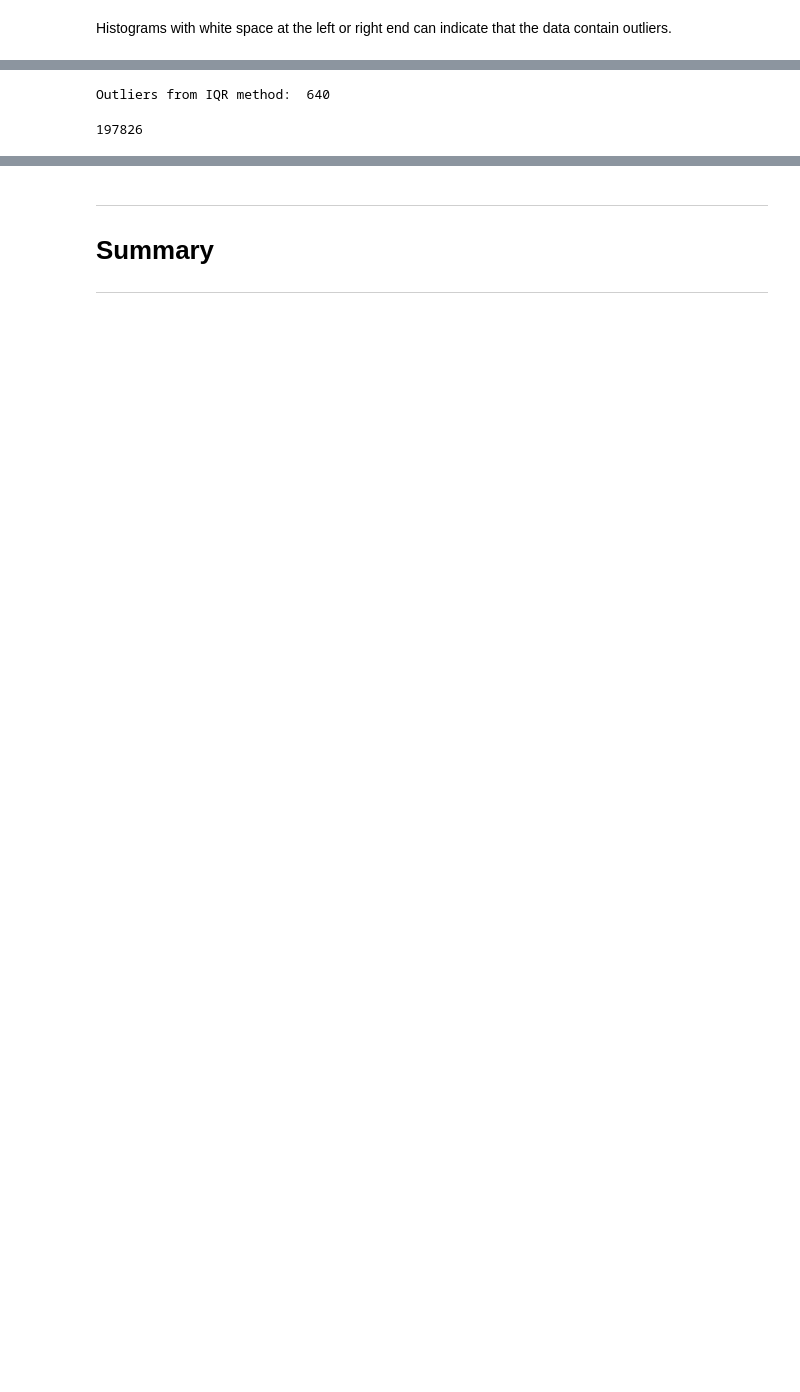
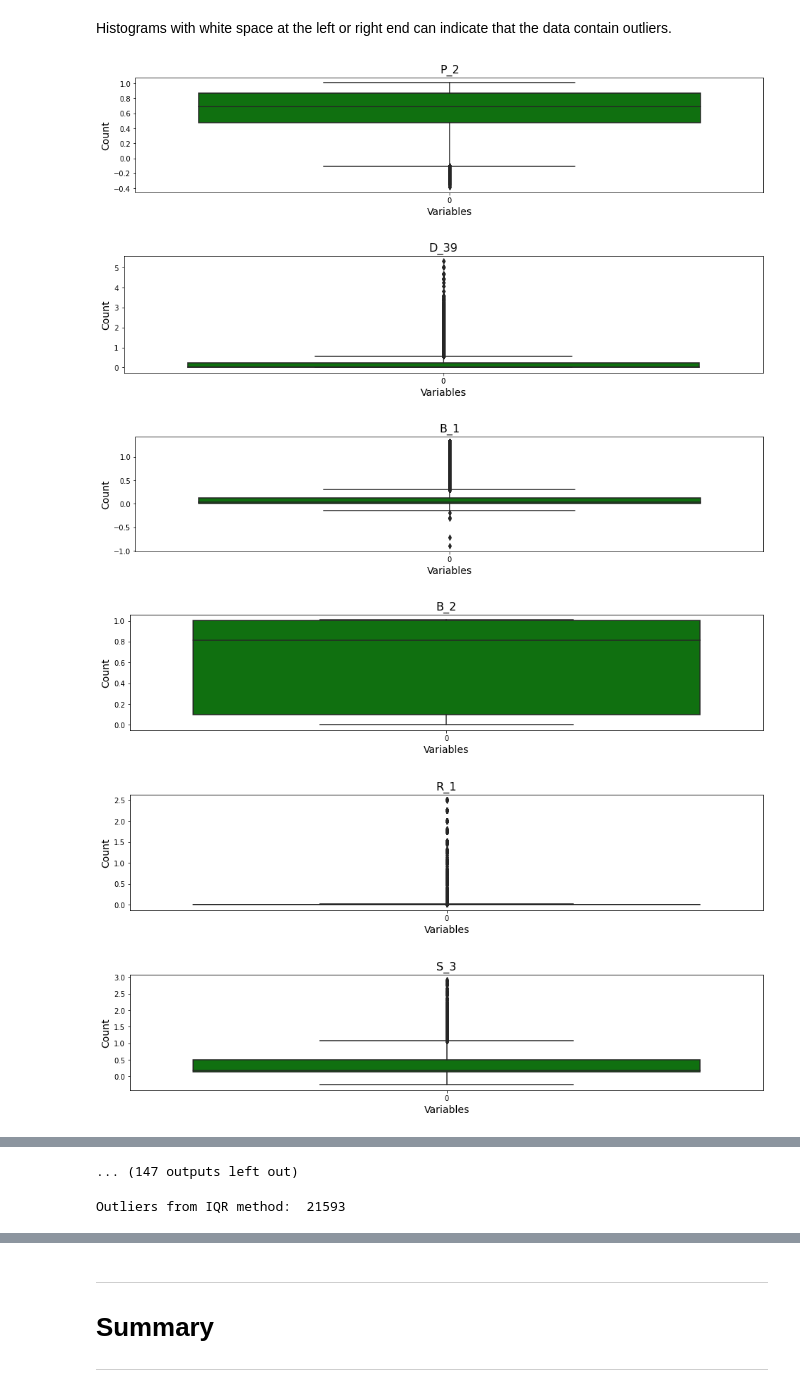
Before and after one commit to ananthu34/AMEX, a Jupyter notebook: american-express-default-prediction-ml-model.ipynb, the cells around one changed output, grey strips where cells are left out. Saved outputs shown, nothing was run; the diff lists cells and outputs as text; code cells hidden in the pictures; blank space fills up the shorter version.

```diff
--- a/american-express-default-prediction-ml-model.ipynb
+++ b/american-express-default-prediction-ml-model.ipynb
@@ -357,2 +362,19 @@ plt.show()
 # %% [markdown]
 Histograms with white space at the left or right end can indicate that the data contain outliers.
+# %%
+#Detecting Outier
+for col in list(df.select_dtypes(['float64','int32','int64']).columns):
+    #boxplot
+    plt.figure(figsize=(16,3))
+    sns.boxplot(data=df[col],color="Green")
+    #labeling
+    plt.title(col, fontsize=16) #plot TITLE
+    plt.xlabel("Variables", fontsize=14) #x-axis label
+    plt.ylabel("Count", fontsize=14) #y-axis label
+# %% [output]
+[figure, added]
+[figure, added]
+[figure, added]
+[figure, added]
+[figure, added]
+[figure, added]
@@ -359,3 +387,4 @@ Histograms with white space at the left or right end can indicate that the data
+... (147 outputs left out)
 # %%
 outliers = []
 def detect_outliers_iqr(data):
@@ -366,35 +395,13 @@ def detect_outliers_iqr(data):
     IQR = q3-q1
     lwr_bound = q1-(1.5*IQR)
     upr_bound = q3+(1.5*IQR)
-    # print(lwr_bound, upr_bound)
+    #print(lwr_bound, upr_bound)
     for i in data:
         if (i<lwr_bound or i>upr_bound):
             outliers.append(i)
     return outliers
 
-sample_outliers = detect_outliers_iqr(df['P_2'])
+sample_outliers = detect_outliers_iqr(df['S_23'])
 print("Outliers from IQR method: ", len(sample_outliers))
 # %% [output]
-Outliers from IQR method:  640
+Outliers from IQR method:  21593
-# %%
-def find_outliers(col):
-    q1 = col.quantile(.25)
-    q3 = col.quantile(.75)
-    IQR = q3 - q1
-    ll = q1 - (1.5*IQR)
-    ul = q3 + (1.5*IQR)
-    upper_outliers = col[col > ul].index.tolist()
-    lower_outliers = col[col < ll].index.tolist()
-    bad_indices = list(set(upper_outliers + lower_outliers))
-    return(bad_indices)
-
-
-bad_indexes = []
-for col in df.columns:
-    if df[col].dtype in ["int64","float64"]:
-        bad_indexes.append(find_outliers(df[col]))
-
-bad_indexes = set(list(np.concatenate(bad_indexes).flat))
-print(len(bad_indexes))
-# %% [output]
-197826
```
Also changed, not shown: parts of 15 cells of this notebook.
